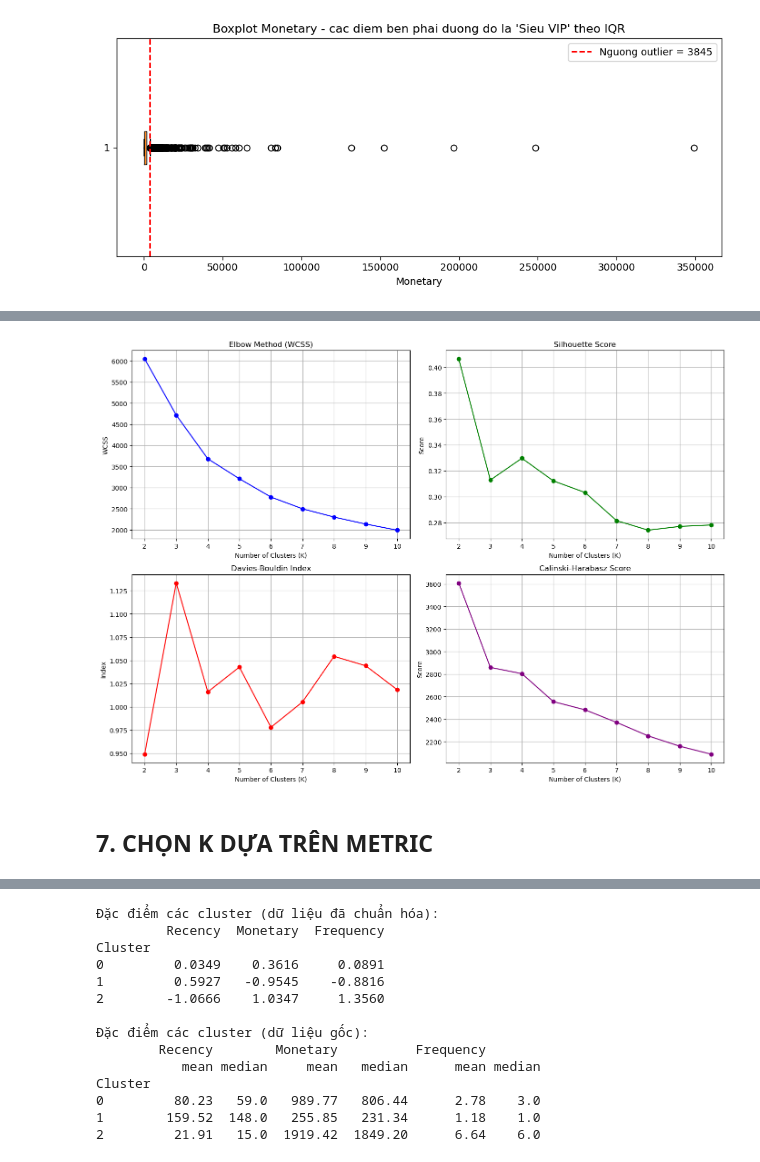
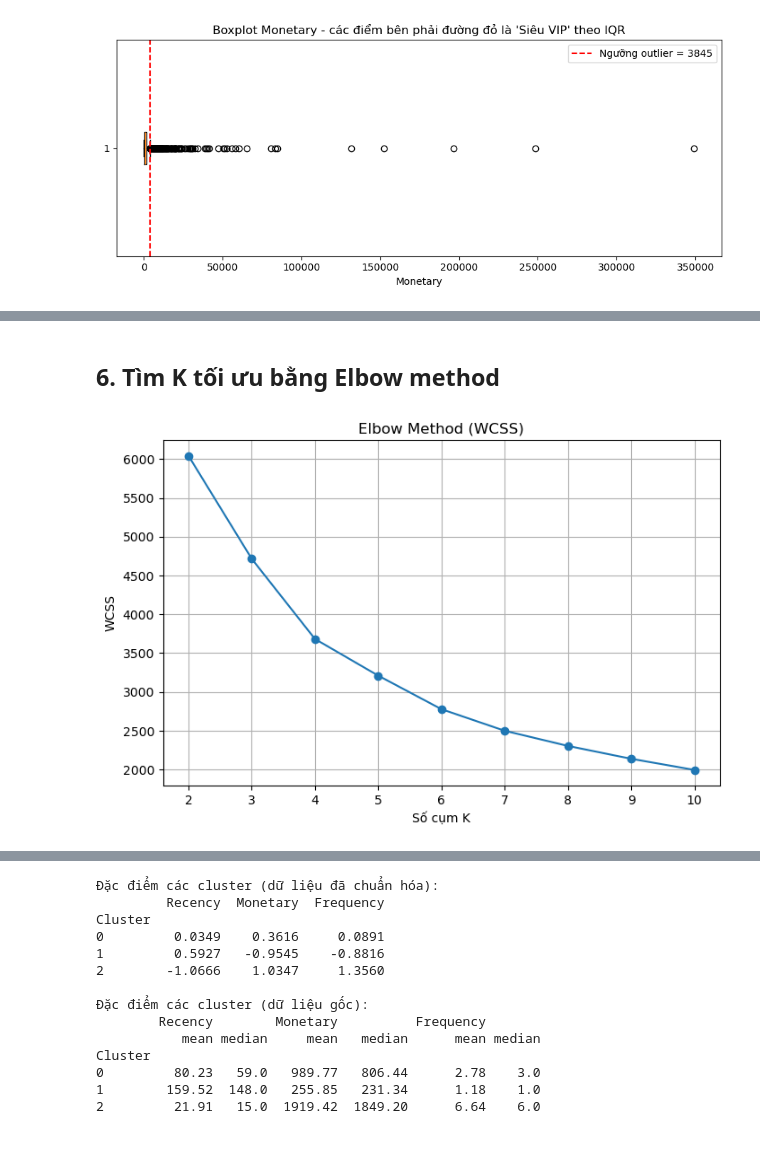
Before and after one commit to lynkvu2901/Customer-Life-Time-Value, a Jupyter notebook: notebooks/Phase_1_Clustering.ipynb, the cells around one changed output, grey strips where cells are left out. Saved outputs shown, nothing was run; the diff lists cells and outputs as text; code cells hidden in the pictures.

```diff
--- a/notebooks/Phase_1_Clustering.ipynb
+++ b/notebooks/Phase_1_Clustering.ipynb
@@ -133,48 +132,20 @@ rfm_scaled = pd.DataFrame(
+# %% [markdown]
+## 6. Tìm K tối ưu bằng Elbow method
 # %%
 K_range = range(2, 11)
 wcss = []
-silhouette_scores = []
-davies_bouldin_scores = []
-calinski_harabasz_scores = []
 
 for k in K_range:
     kmeans_tmp = KMeans(n_clusters=k, random_state=42, n_init=10)
-    labels = kmeans_tmp.fit_predict(rfm_scaled)
+    kmeans_tmp.fit(rfm_scaled)
+    wcss.append(kmeans_tmp.inertia_)
 
-    wcss.append(kmeans_tmp.inertia_)
-    silhouette_scores.append(silhouette_score(rfm_scaled, labels))
-    davies_bouldin_scores.append(davies_bouldin_score(rfm_scaled, labels))
-    calinski_harabasz_scores.append(calinski_harabasz_score(rfm_scaled, labels))
+plt.figure(figsize=(8,5))
+plt.plot(K_range, wcss, marker='o')
+plt.title('Elbow Method (WCSS)')
+plt.xlabel('Số cụm K')
+plt.ylabel('WCSS')
+plt.grid(True)
+plt.show()
+# %% [output]
+[figure, added]
-# %%
-fig, axes = plt.subplots(2, 2, figsize=(14, 10))
-
-axes[0, 0].plot(K_range, wcss, marker='o', color='blue')
-axes[0, 0].set_title('Elbow Method (WCSS)')
-axes[0, 0].set_xlabel('Number of Clusters (K)')
-axes[0, 0].set_ylabel('WCSS')
-axes[0, 0].grid(True)
-
-axes[0, 1].plot(K_range, silhouette_scores, marker='o', color='green')
-axes[0, 1].set_title('Silhouette Score')
-axes[0, 1].set_xlabel('Number of Clusters (K)')
-axes[0, 1].set_ylabel('Score')
-axes[0, 1].grid(True)
-
-axes[1, 0].plot(K_range, davies_bouldin_scores, marker='o', color='red')
-axes[1, 0].set_title('Davies-Bouldin Index')
-axes[1, 0].set_xlabel('Number of Clusters (K)')
-axes[1, 0].set_ylabel('Index')
-axes[1, 0].grid(True)
-
-axes[1, 1].plot(K_range, calinski_harabasz_scores, marker='o', color='purple')
-axes[1, 1].set_title('Calinski-Harabasz Score')
-axes[1, 1].set_xlabel('Number of Clusters (K)')
-axes[1, 1].set_ylabel('Score')
-axes[1, 1].grid(True)
-
-plt.tight_layout()
-plt.show()
-# %% [output]
-[figure, removed]
-# %% [markdown]
-## 7. CHỌN K DỰA TRÊN METRIC
```
Also changed, not shown: parts of 39 cells of this notebook, 6 other files.
